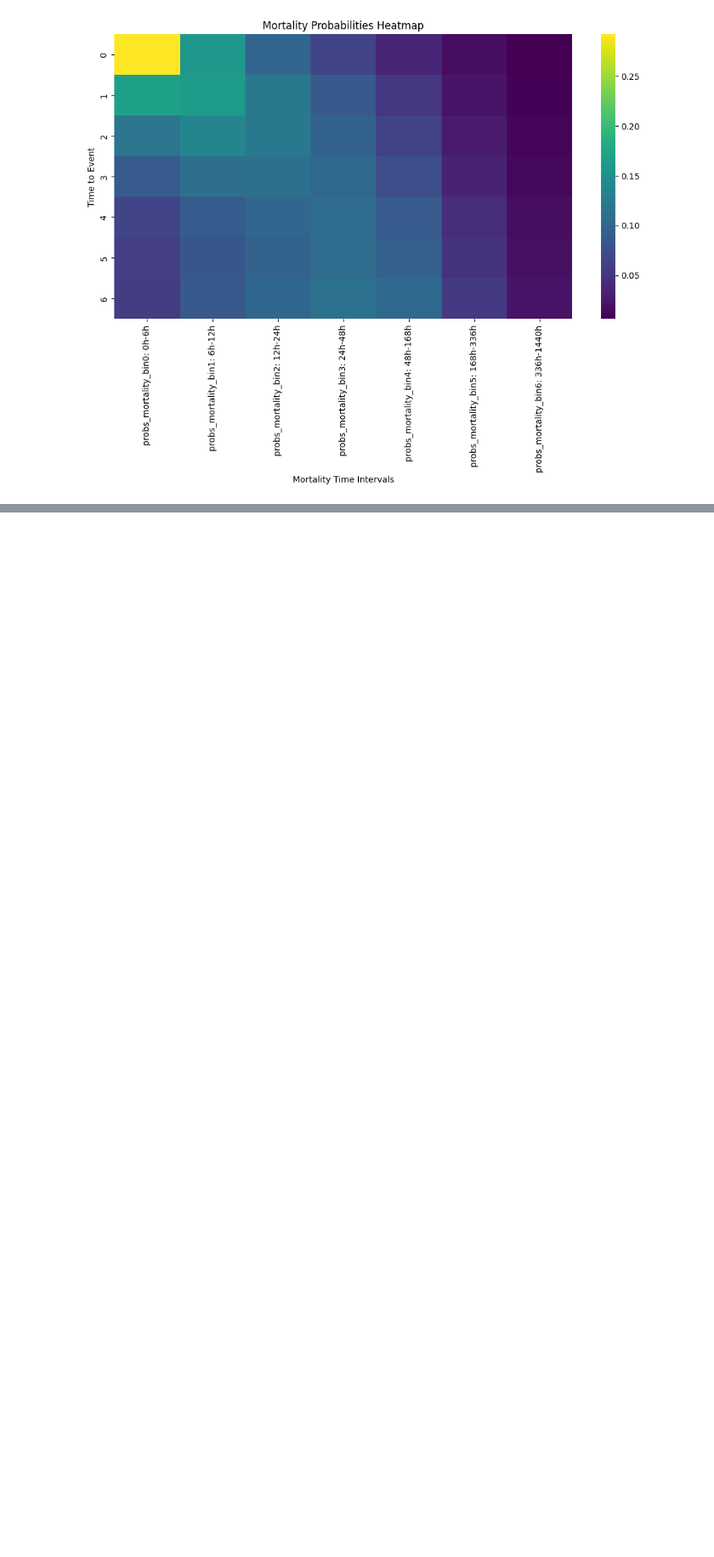
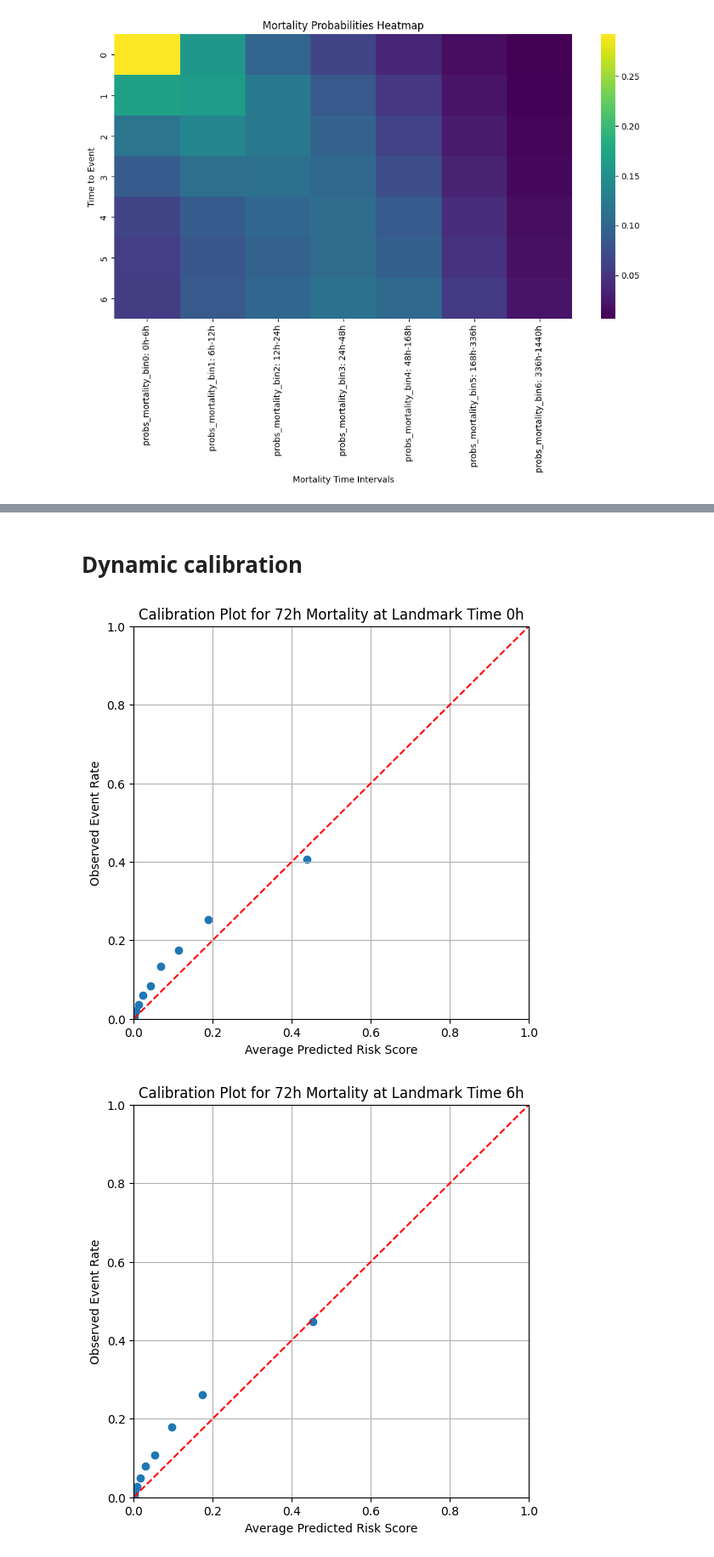
Before and after one commit to jakeormond/ai_clinician_pediatric_rl, a Jupyter notebook: src/analyse_results/examine_dynamic_deephit_results.ipynb, the cells around one changed output, grey strips where cells are left out. Shown at 85% size. Saved outputs shown, nothing was run; the diff lists cells and outputs as text; code cells hidden in the pictures; blank space fills up the shorter version.

```diff
--- a/src/analyse_results/examine_dynamic_deephit_results.ipynb
+++ b/src/analyse_results/examine_dynamic_deephit_results.ipynb
@@ -176,0 +340,58 @@ plt.show()
+# %% [markdown]
+# Dynamic calibration
+# %%
+# timebins = [0, 6, 12, 24, 48, 168, 336, 1440]
+landmark_times = [0, 6, 12, 24, 48, 72]
+target_time = 72
+e = 'mortality'
+
+calibration_results = {}
+for t in landmark_times:
+    df_temp = test_set_predictions[test_set_predictions['time'] == t]
+
+    cumulative_prob = []
+    outcome = []
+    for index, row in df_temp.iterrows():
+        if row['event_label'] == e and row['time_to_event'] <= t + target_time:
+            outcome.append(1)
+        else:
+            outcome.append(0)
+
+        # calculate cumulative probability of discharge within target_time
+        prob = 0.0
+        if e == 'discharge':
+            columns = discharge_columns
+        else:
+            columns = mortality_columns
+
+        for i in range(len(columns)):
+            prob += row[columns[i]] * fractional_weights[i]
+        cumulative_prob.append(prob)
+
+    # group the results into deciles based on cumulative_prob
+    df_results = pd.DataFrame({'outcome': outcome, 'cumulative_prob': cumulative_prob})
+    df_results['decile'] = pd.qcut(df_results['cumulative_prob'], 10, labels=False)
+
+    # calculate the average Risk score for each decile
+    avg_risk_score = df_results.groupby('decile')['cumulative_prob'].mean()
+    # calculate the Observed Conditional Cumulative Incidence for each decile
+    observed_event_rate = df_results.groupby('decile')['outcome'].mean()
+
+    calibration_results[t] = (avg_risk_score, observed_event_rate)
+
+# plot calibration results as as scatter plot with a y=x line
+for t in landmark_times:
+    avg_risk_score, observed_event_rate = calibration_results[t]
+    plt.figure(figsize=(6, 6))
+    plt.scatter(avg_risk_score, observed_event_rate)
+    plt.plot([0, 1], [0, 1], 'r--')
+    plt.xlabel("Average Predicted Risk Score")
+    plt.ylabel("Observed Event Rate")
+    plt.title(f"Calibration Plot for {target_time}h {e.capitalize()} at Landmark Time {t}h")
+    plt.xlim(0, 1)
+    plt.ylim(0, 1)
+    plt.grid()
+    plt.show()
+# %% [output]
+[figure, added]
+[figure, added]
```
Also changed, not shown: parts of 17 cells of this notebook.
